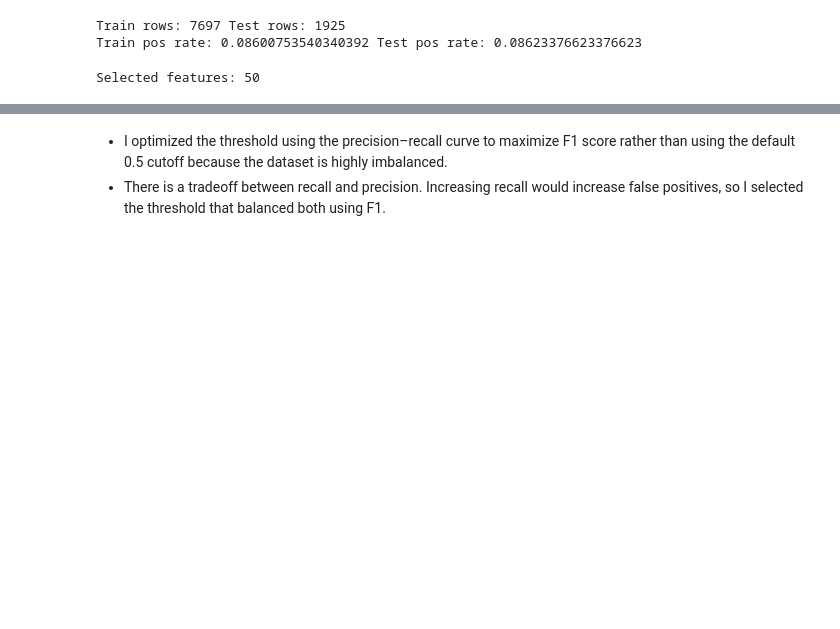
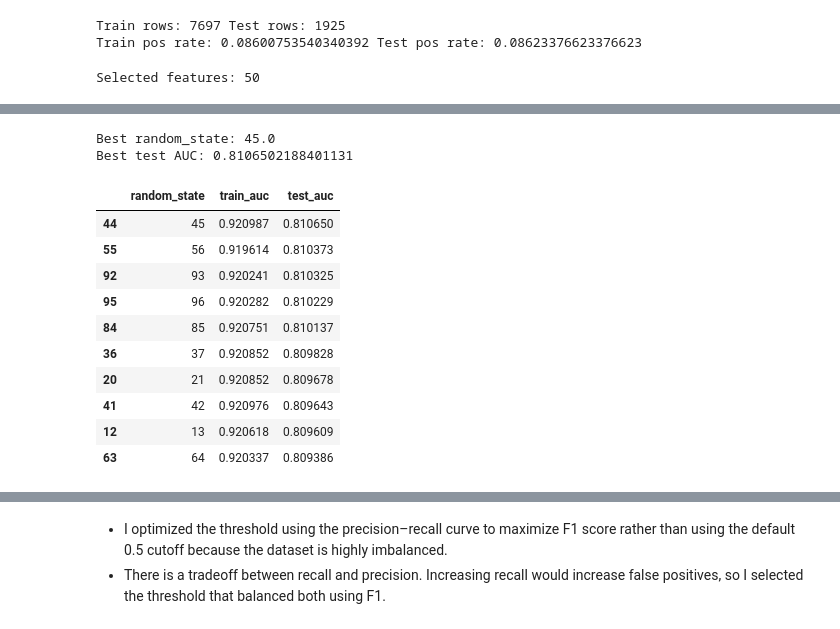
Before and after one commit to elliekwang/DSC180A_B01_2, a Jupyter notebook: notebooks/ellie_w8.ipynb, the cells around one changed output, grey strips where cells are left out. Saved outputs shown, nothing was run; the diff lists cells and outputs as text; code cells hidden in the pictures; blank space fills up the shorter version.

```diff
--- a/notebooks/ellie_w8.ipynb
+++ b/notebooks/ellie_w8.ipynb
@@ -2320 +2303,64 @@ weighted avg       0.90      0.92      0.88      1925
+# %%
+from sklearn.pipeline import Pipeline
+from sklearn.impute import SimpleImputer
+from sklearn.metrics import roc_auc_score
+from xgboost import XGBClassifier
+
+results = []
+
+for rs in range(1, 101):  # try random states 1–100
+
+    xgb_model = Pipeline([
+        ("imputer", SimpleImputer(strategy="median")),
+        ("clf", XGBClassifier(
+            random_state=rs,
+            eval_metric="auc",
+            tree_method="hist",
+            n_estimators=600,
+            max_depth=4,
+            learning_rate=0.01,
+            subsample=0.85,
+            colsample_bytree=0.7,
+            min_child_weight=3,
+            gamma=0,
+            reg_alpha=0,
+            reg_lambda=0.5
+        ))
+    ])
+
+    xgb_model.fit(X_train_50, y_train)
+
+    ytr_prob = xgb_model.predict_proba(X_train_50)[:, 1]
+    yte_prob = xgb_model.predict_proba(X_test_50)[:, 1]
+
+    train_auc = roc_auc_score(y_train, ytr_prob)
+    test_auc = roc_auc_score(y_test, yte_prob)
+
+    results.append((rs, train_auc, test_auc))
+
+# convert to dataframe
+import pandas as pd
+results_df = pd.DataFrame(results, columns=["random_state", "train_auc", "test_auc"])
+
+# find best
+best_row = results_df.loc[results_df["test_auc"].idxmax()]
+
+print("Best random_state:", best_row["random_state"])
+print("Best test AUC:", best_row["test_auc"])
+
+results_df.sort_values("test_auc", ascending=False).head(10)
+# %% [output]
+Best random_state: 45.0
+Best test AUC: 0.8106502188401131
+|  | random_state | train_auc | test_auc |
+| 44 | 45 | 0.920987 | 0.810650 |
+| 55 | 56 | 0.919614 | 0.810373 |
+| 92 | 93 | 0.920241 | 0.810325 |
+| 95 | 96 | 0.920282 | 0.810229 |
+| 84 | 85 | 0.920751 | 0.810137 |
+| 36 | 37 | 0.920852 | 0.809828 |
+| 20 | 21 | 0.920852 | 0.809678 |
+| 41 | 42 | 0.920976 | 0.809643 |
+| 12 | 13 | 0.920618 | 0.809609 |
+| 63 | 64 | 0.920337 | 0.809386 |
 # %%
```
Also changed, not shown: parts of 27 cells of this notebook.
